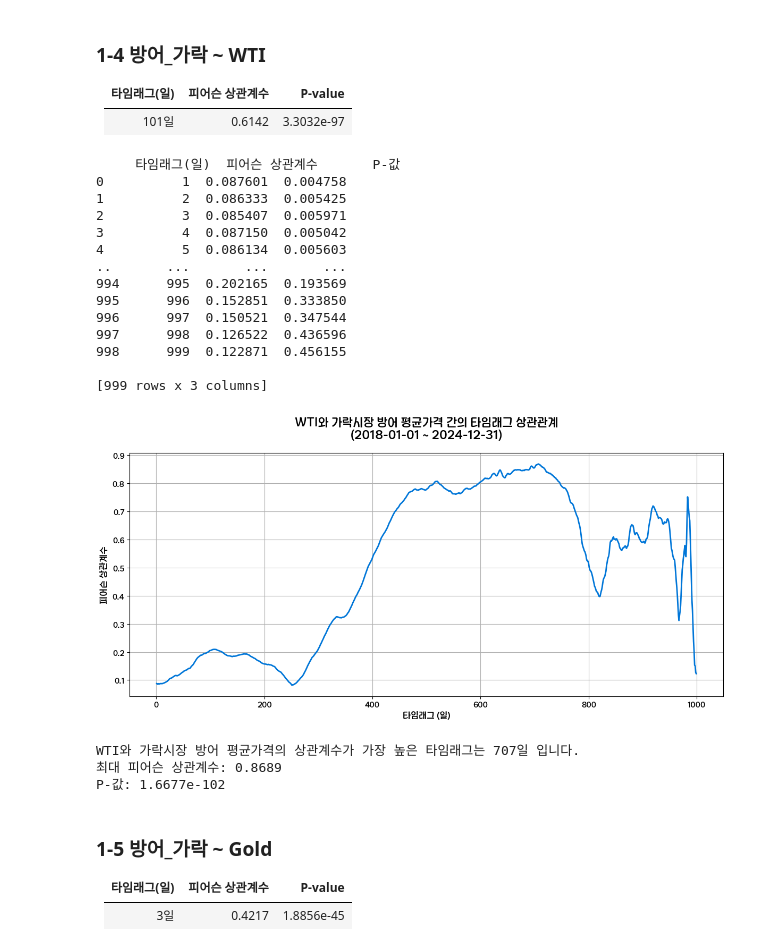
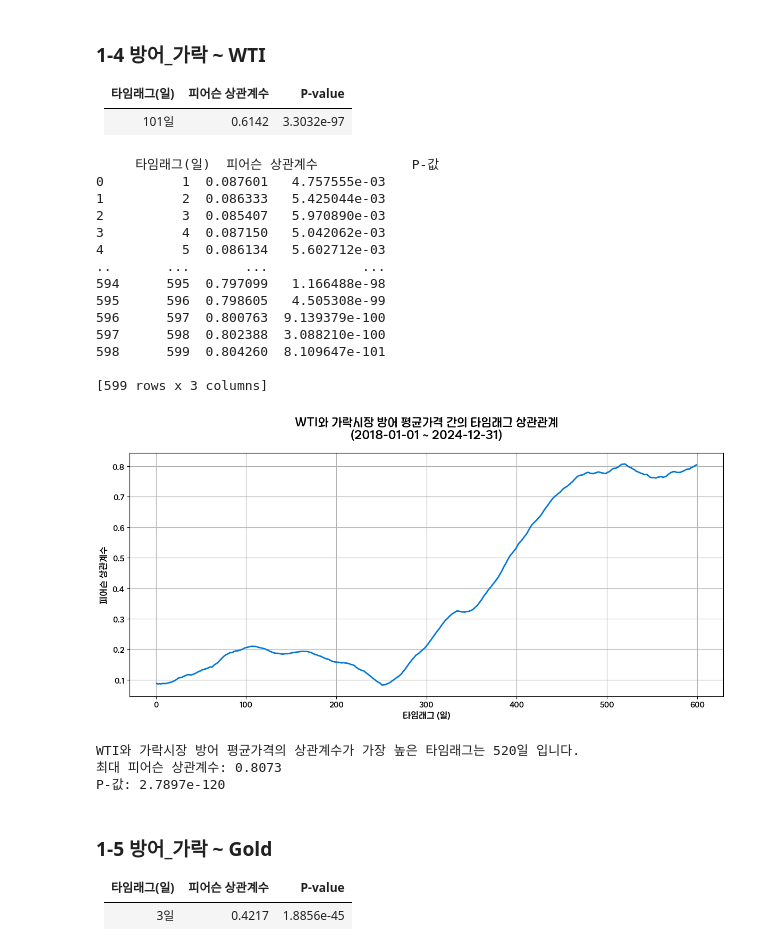
Before and after one commit to vhf1030/Pisces, a Jupyter notebook: notebooks/타임래그_분석/변수별_타임래그_방어.ipynb, the cells around one changed output. Cells and saved outputs as stored; diff of their text form; code cells hidden in the pictures.

Commit message:
타임래그 정보 수정

```diff
--- a/notebooks/타임래그_분석/변수별_타임래그_방어.ipynb
+++ b/notebooks/타임래그_분석/변수별_타임래그_방어.ipynb
@@ -1308,7 +1308,7 @@ df_amberjack = df_price[
 df_merged = pd.merge(df_amberjack, df_economy, left_on='priceDate', right_on='날짜', how='inner')
 
 # 타임래그 리스트
-time_lags = range(1,1000)
+time_lags = range(1,600)
 
 # 결과 저장 리스트
 correlations = []
@@ -1339,50 +1339,50 @@ plt.figure(figsize=(12, 6))
 plt.plot(result_df['타임래그(일)'], result_df['피어슨 상관계수'],
          #marker='o',                # 마커 형태
          linewidth=2,            # 선 굵기
          color='#0076d8ff',          # 선 색상 (빨간색 계열)
          markersize=3,             # 마커 크기
          #markerfacecolor='white',  # 마커 내부 색상
          markeredgecolor='#0076d8ff' # 마커 테두리 색상
          )
 plt.title(f'WTI와 가락시장 방어 평균가격 간의 타임래그 상관관계\n({start_date} ~ {end_date})',
          fontsize=16,        # 타이틀 크기
          pad=20,            # 타이틀과 그래프 사이 여백
          fontweight='bold'  # 글씨 굵기
         )
 plt.xlabel('타임래그 (일)', fontsize=12)
 plt.ylabel('피어슨 상관계수', fontsize=12)
 plt.grid(True)
 plt.tight_layout()
 # plt.savefig('wti_amberjack_correlation_plot.png')
 plt.show()
 
 # 상관계수가 가장 높은 타임래그 확인
 max_correlation = result_df['피어슨 상관계수'].max()
 max_lag = result_df.loc[result_df['피어슨 상관계수'] == max_correlation, '타임래그(일)'].values[0]
 max_pvalue = result_df.loc[result_df['피어슨 상관계수'] == max_correlation, 'P-값'].values[0]
 
 print(f'WTI와 가락시장 방어 평균가격의 상관계수가 가장 높은 타임래그는 {max_lag}일 입니다.')
 print(f'최대 피어슨 상관계수: {max_correlation:.4f}')
 print(f'P-값: {max_pvalue:.4e}')
 # %% [output]
-     타임래그(일)  피어슨 상관계수       P-값
-0          1  0.087601  0.004758
-1          2  0.086333  0.005425
-2          3  0.085407  0.005971
-3          4  0.087150  0.005042
-4          5  0.086134  0.005603
-..       ...       ...       ...
-994      995  0.202165  0.193569
-995      996  0.152851  0.333850
-996      997  0.150521  0.347544
-997      998  0.126522  0.436596
-998      999  0.122871  0.456155
+     타임래그(일)  피어슨 상관계수            P-값
+0          1  0.087601   4.757555e-03
+1          2  0.086333   5.425044e-03
+2          3  0.085407   5.970890e-03
+3          4  0.087150   5.042062e-03
+4          5  0.086134   5.602712e-03
+..       ...       ...            ...
+594      595  0.797099   1.166488e-98
+595      596  0.798605   4.505308e-99
+596      597  0.800763  9.139379e-100
+597      598  0.802388  3.088210e-100
+598      599  0.804260  8.109647e-101
 
-[999 rows x 3 columns]
+[599 rows x 3 columns]
-[figure, old version]
+[figure, new version]
-WTI와 가락시장 방어 평균가격의 상관계수가 가장 높은 타임래그는 707일 입니다.
-최대 피어슨 상관계수: 0.8689
-P-값: 1.6677e-102
+WTI와 가락시장 방어 평균가격의 상관계수가 가장 높은 타임래그는 520일 입니다.
+최대 피어슨 상관계수: 0.8073
+P-값: 2.7897e-120
 # %% [markdown]
 ### 1-5 방어_가락 ~ Gold
 
```
Also changed, not shown: parts of 1 cell of this notebook, 2 other files.
